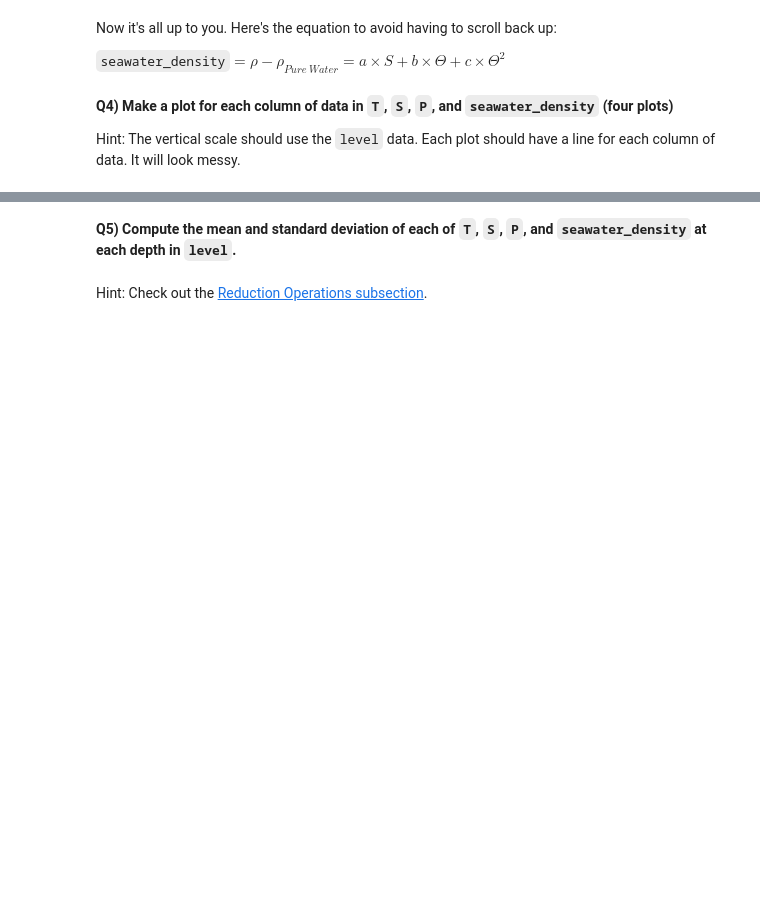
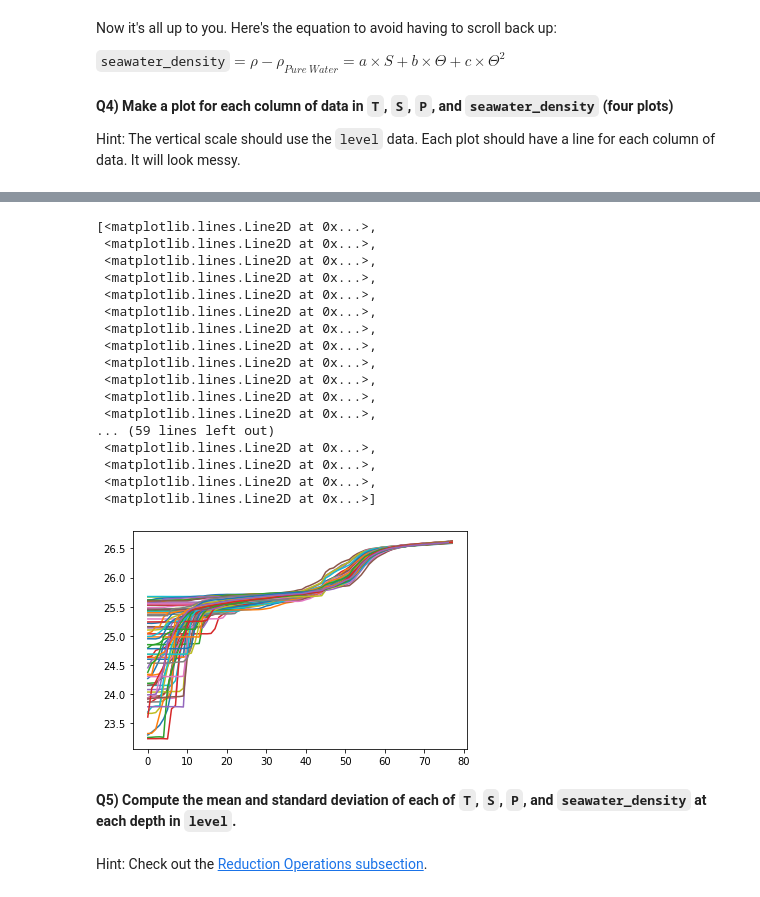
Before and after one commit to yasminghd/2022_ML_Earth_Env_Sci, a Jupyter notebook: Lab_Notebooks/S1_2_Numpy.ipynb, the cells around one changed output, grey strips where cells are left out. Cells and saved outputs as stored; diff of their text form; code cells hidden in the pictures; blank space fills up the shorter version.

```diff
--- a/Lab_Notebooks/S1_2_Numpy.ipynb
+++ b/Lab_Notebooks/S1_2_Numpy.ipynb
@@ -537,8 +575,10 @@ Now it's all up to you. Here's the equation to avoid having to scroll back up:
 `seawater_density`$ = ρ −ρ_{Pure\ Water} = a \times S +b \times \Theta + c \times \Theta^{2}$
 # %%
 # Calculate the conservative temperature
+theta = CT_from_t(S, T, P-10.1325);
 # %%
 # Calculate the relative density
+seawater_density = a*S + b*theta +c*theta**2
 # %% [markdown]
 **Q4) Make a plot for each column of data in `T`, `S`, `P`, and `seawater_density` (four plots)**
 
@@ -552,5 +652,25 @@ Hint: The vertical scale should use the `level` data. Each plot should have a li
 # %%
 # Plot 4
+plt.plot(level, seawater_density)
+# %% [output]
+[<matplotlib.lines.Line2D at 0x...>,
+ <matplotlib.lines.Line2D at 0x...>,
+ <matplotlib.lines.Line2D at 0x...>,
+ <matplotlib.lines.Line2D at 0x...>,
+ <matplotlib.lines.Line2D at 0x...>,
+ <matplotlib.lines.Line2D at 0x...>,
+ <matplotlib.lines.Line2D at 0x...>,
+ <matplotlib.lines.Line2D at 0x...>,
+ <matplotlib.lines.Line2D at 0x...>,
+ <matplotlib.lines.Line2D at 0x...>,
+ <matplotlib.lines.Line2D at 0x...>,
+ <matplotlib.lines.Line2D at 0x...>,
+... (59 lines left out)
+ <matplotlib.lines.Line2D at 0x...>,
+ <matplotlib.lines.Line2D at 0x...>,
+ <matplotlib.lines.Line2D at 0x...>,
+ <matplotlib.lines.Line2D at 0x...>]
+[figure, added]
 # %% [markdown]
 **Q5) Compute the mean and standard deviation of each of `T`, `S`, `P`, and `seawater_density` at each depth in `level`.**
 # %% [markdown]
```
Also changed, not shown: parts of 27 cells of this notebook.
